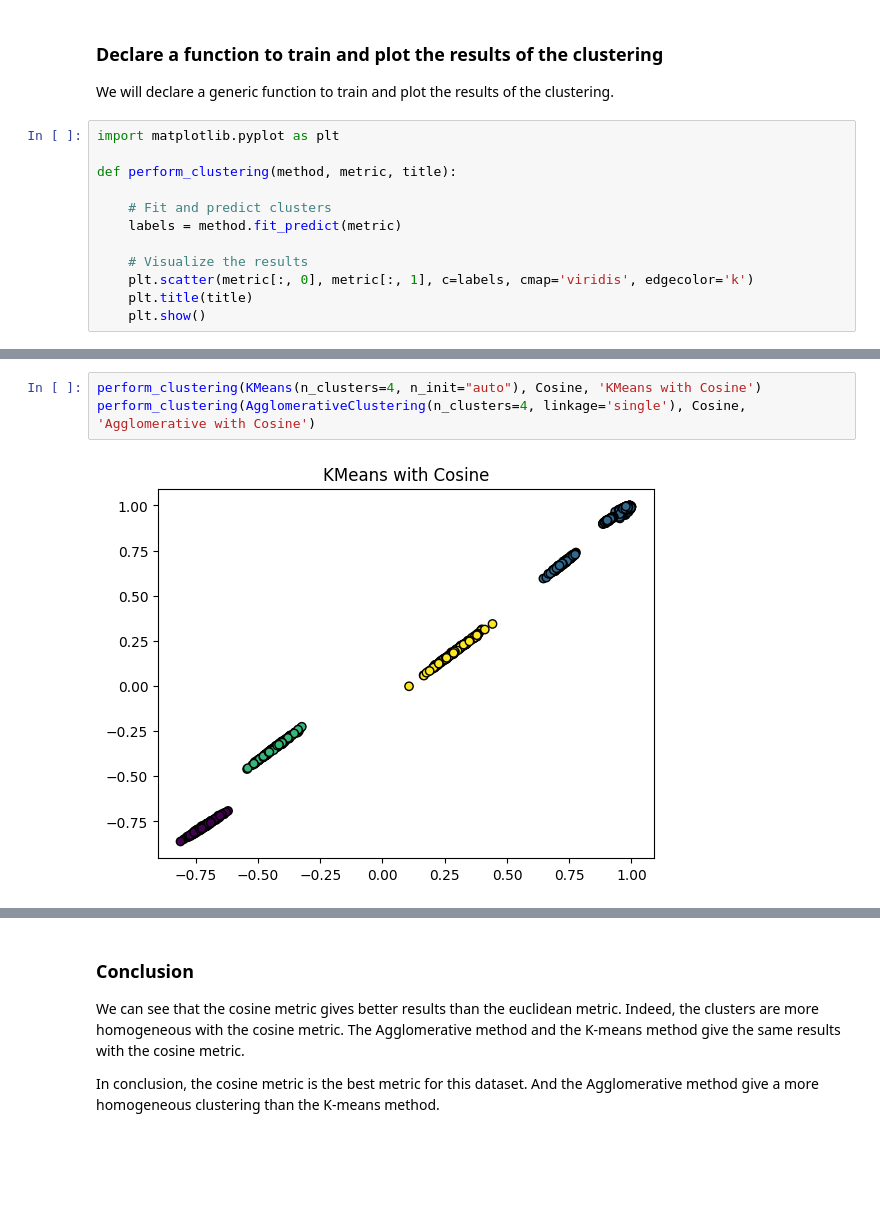
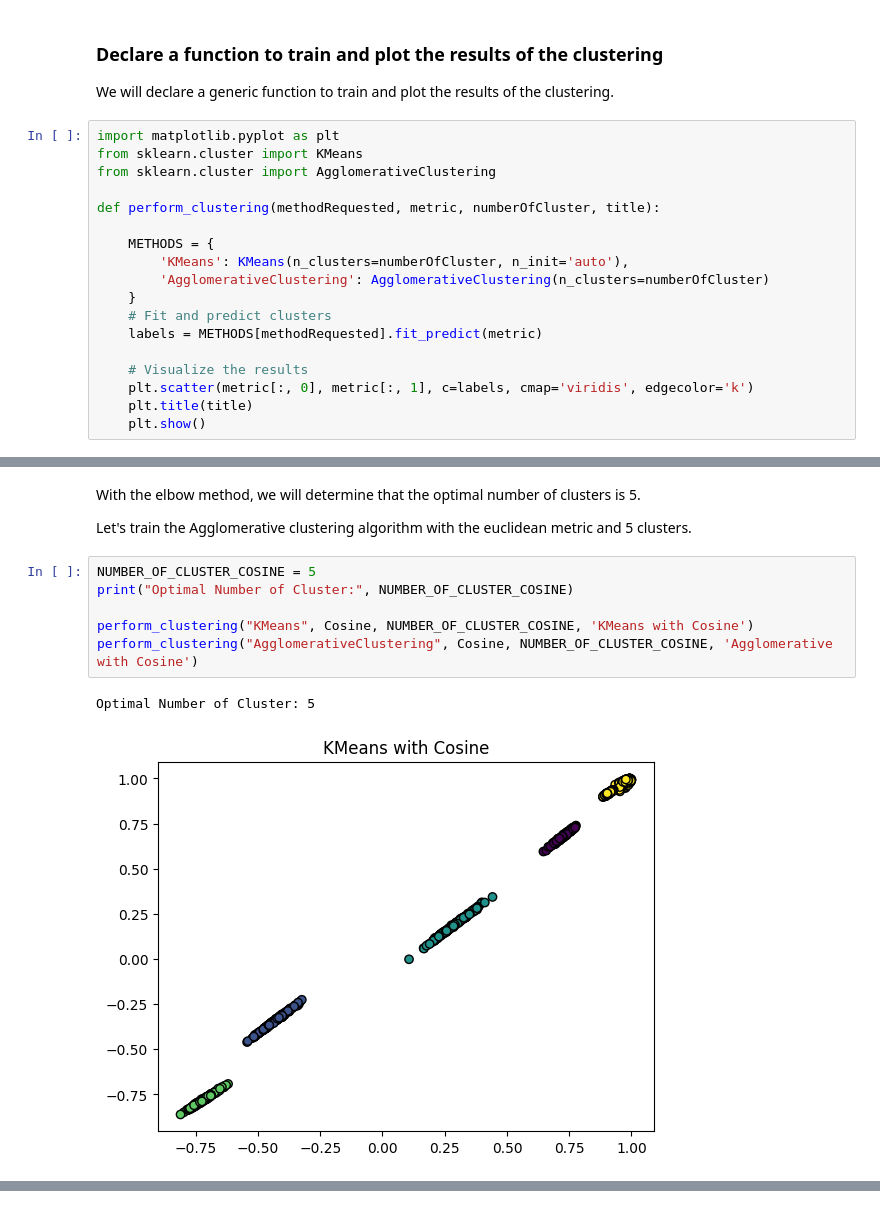
Before and after one commit to nathan-hoche/Epitech-MLU, a Jupyter notebook: exercise_3/exo3.ipynb, the cells around one changed output, grey strips where cells are left out. Cells and saved outputs as stored; diff of their text form; blank space fills up the shorter version.

```diff
--- a/exercise_3/exo3.ipynb
+++ b/exercise_3/exo3.ipynb
@@ -36,11 +36,17 @@ Cosine = cosine_similarity(data)
 We will declare a generic function to train and plot the results of the clustering.
 # %%
 import matplotlib.pyplot as plt
+from sklearn.cluster import KMeans
+from sklearn.cluster import AgglomerativeClustering
 
-def perform_clustering(method, metric, title):
+def perform_clustering(methodRequested, metric, numberOfCluster, title):
 
+    METHODS = {
+        'KMeans': KMeans(n_clusters=numberOfCluster, n_init='auto'),
+        'AgglomerativeClustering': AgglomerativeClustering(n_clusters=numberOfCluster)
+    }
     # Fit and predict clusters
-    labels = method.fit_predict(metric)
+    labels = METHODS[methodRequested].fit_predict(metric)
 
     # Visualize the results
     plt.scatter(metric[:, 0], metric[:, 1], c=labels, cmap='viridis', edgecolor='k')
@@ -72,5 +107,13 @@ Now we will use the Agglomerative clustering algorithm with the euclidean metric
+# %% [markdown]
+With the elbow method, we will determine that the optimal number of clusters is 5.
+
+Let's train the Agglomerative clustering algorithm with the euclidean metric and 5 clusters.
 # %%
-perform_clustering(KMeans(n_clusters=4, n_init="auto"), Cosine, 'KMeans with Cosine')
-perform_clustering(AgglomerativeClustering(n_clusters=4, linkage='single'), Cosine, 'Agglomerative with Cosine')
+NUMBER_OF_CLUSTER_COSINE = 5
+print("Optimal Number of Cluster:", NUMBER_OF_CLUSTER_COSINE)
+
+perform_clustering("KMeans", Cosine, NUMBER_OF_CLUSTER_COSINE, 'KMeans with Cosine')
+perform_clustering("AgglomerativeClustering", Cosine, NUMBER_OF_CLUSTER_COSINE, 'Agglomerative with Cosine')
 # %% [output]
+Optimal Number of Cluster: 5
-[figure, old version]
+[figure, new version]
@@ -78,6 +120,0 @@ perform_clustering(AgglomerativeClustering(n_clusters=4, linkage='single'), Cosi
-# %% [markdown]
-### Conclusion
-
-We can see that the cosine metric gives better results than the euclidean metric. Indeed, the clusters are more homogeneous with the cosine metric. The Agglomerative method and the K-means method give the same results with the cosine metric.
-
-In conclusion, the cosine metric is the best metric for this dataset. And the Agglomerative method give a more homogeneous clustering than the K-means method.
```
Also changed, not shown: parts of 9 cells of this notebook, 4 other files.
